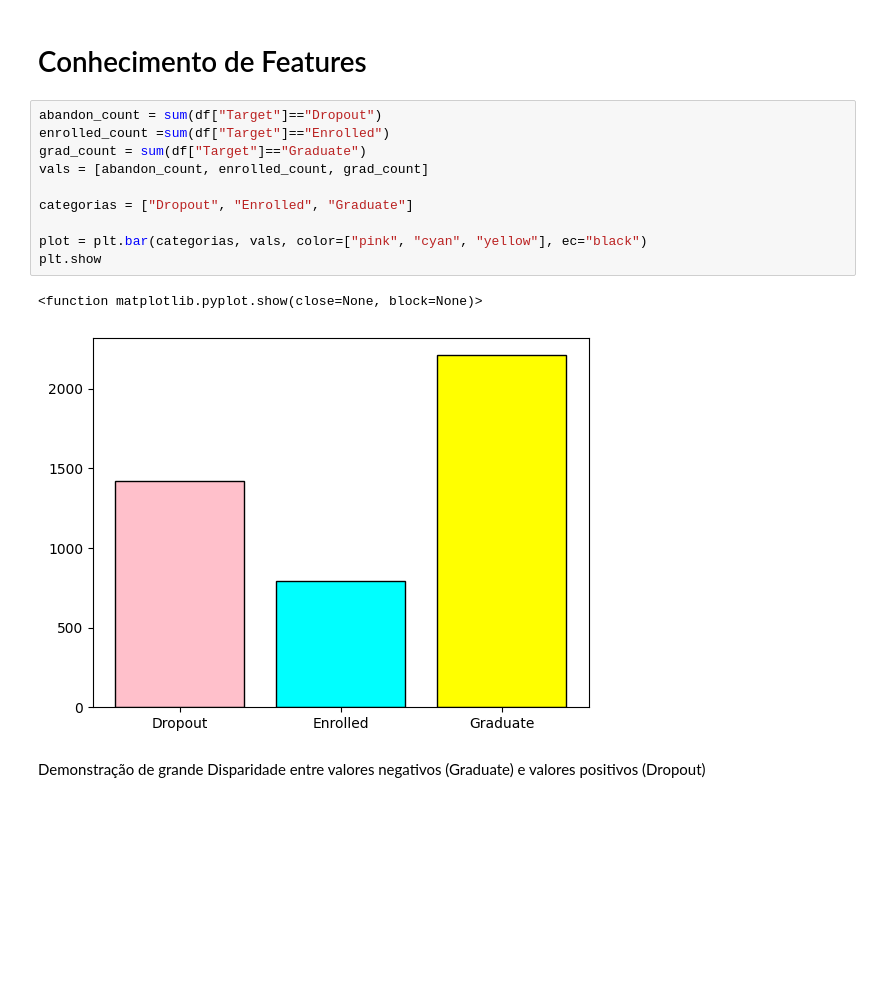
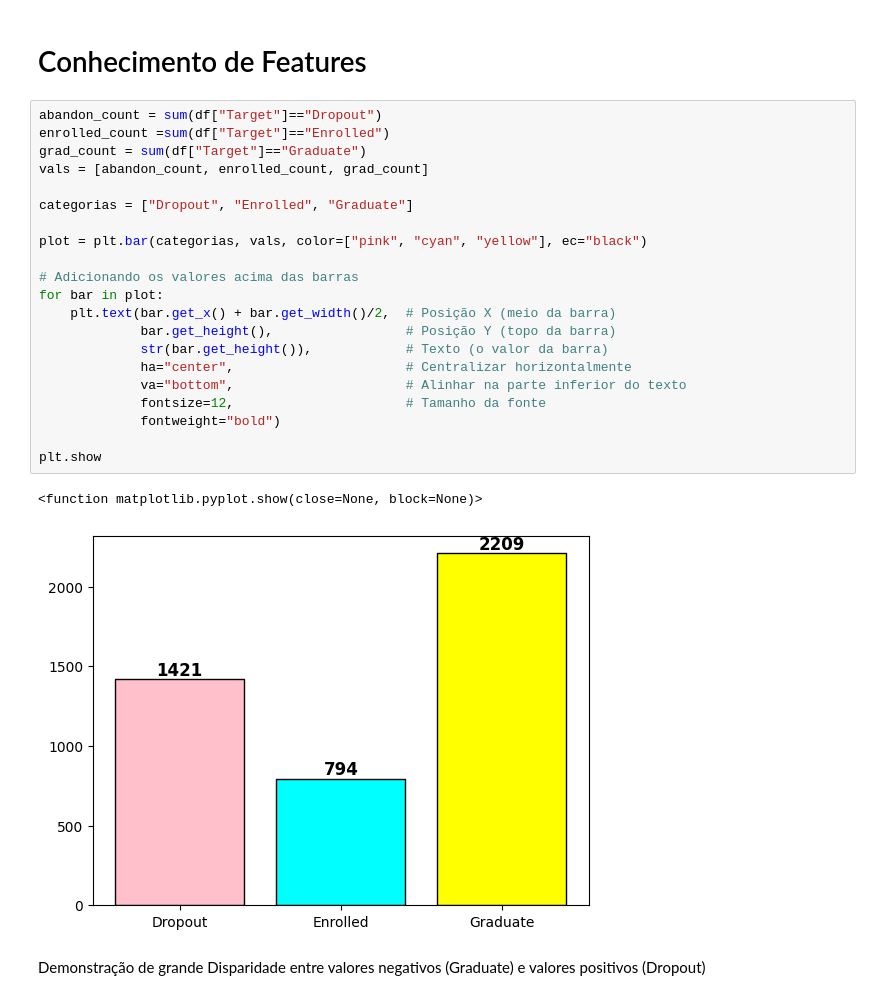
Before and after one commit to eduardosampaiopr/AbandonLess, a Jupyter notebook: EDA/EDA.ipynb, the cells around one changed output. Saved outputs shown, nothing was run; the diff lists cells and outputs as text; blank space fills up the shorter version.

```diff
--- a/EDA/EDA.ipynb
+++ b/EDA/EDA.ipynb
@@ -40,16 +40,27 @@ Número de linhas duplicadas: 0
 # %%
 abandon_count = sum(df["Target"]=="Dropout")
 enrolled_count =sum(df["Target"]=="Enrolled")
 grad_count = sum(df["Target"]=="Graduate")
 vals = [abandon_count, enrolled_count, grad_count]
 
 categorias = ["Dropout", "Enrolled", "Graduate"]
 
 plot = plt.bar(categorias, vals, color=["pink", "cyan", "yellow"], ec="black")
+
+# Adicionando os valores acima das barras
+for bar in plot:
+    plt.text(bar.get_x() + bar.get_width()/2,  # Posição X (meio da barra)
+             bar.get_height(),                 # Posição Y (topo da barra)
+             str(bar.get_height()),            # Texto (o valor da barra)
+             ha="center",                      # Centralizar horizontalmente
+             va="bottom",                      # Alinhar na parte inferior do texto
+             fontsize=12,                      # Tamanho da fonte
+             fontweight="bold")
+
 plt.show
 # %% [output]
 <function matplotlib.pyplot.show(close=None, block=None)>
-[figure, old version]
+[figure, new version]
 # %% [markdown]
 Demonstração de grande Disparidade entre valores negativos (Graduate) e valores positivos (Dropout)
 # %%
```
Also changed, not shown: 1 other file.
